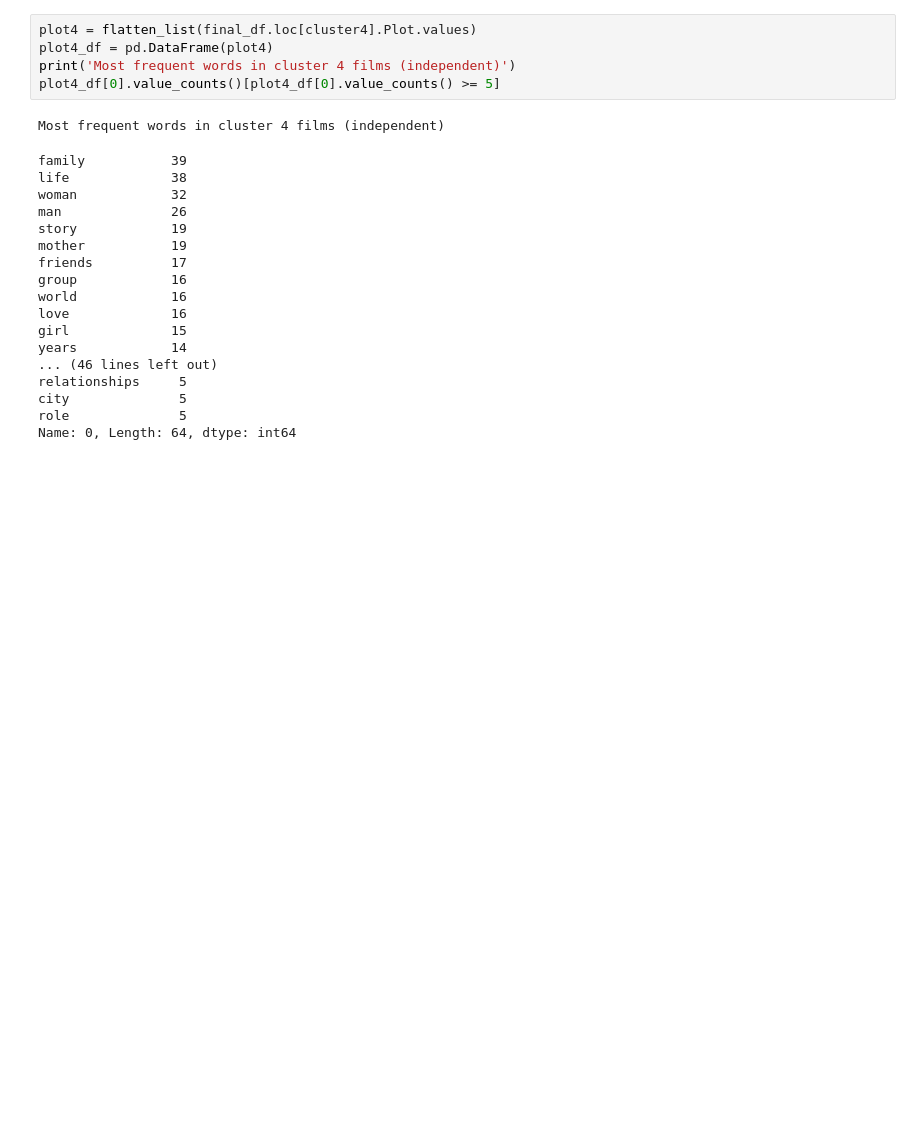
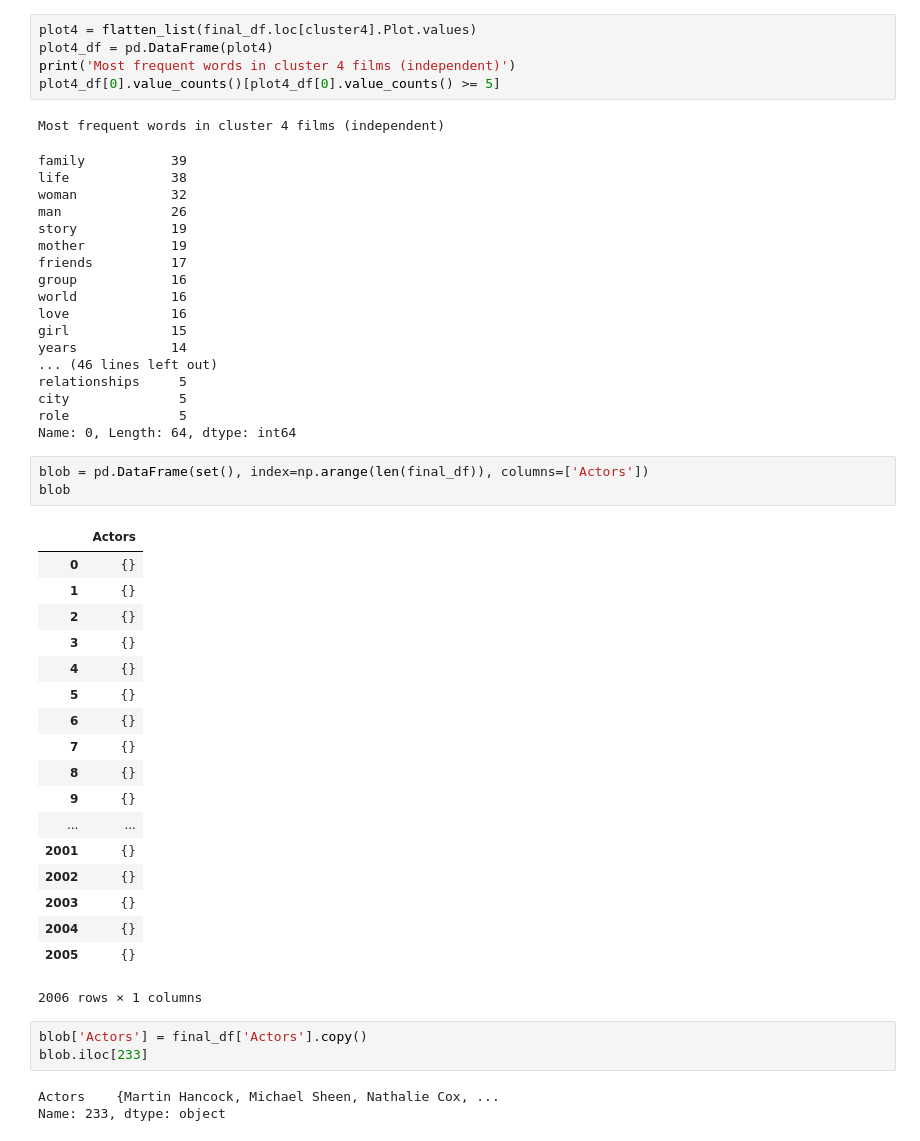
Before and after one commit to illorens/Project_NTDS, a Jupyter notebook: Analysis_graph.ipynb, the cells around one changed output. Cells and saved outputs as stored; diff of their text form; blank space fills up the shorter version.

```diff
--- a/Analysis_graph.ipynb
+++ b/Analysis_graph.ipynb
@@ -1330,3 +1330,31 @@ relationships     5
 city              5
 role              5
 Name: 0, Length: 64, dtype: int64
+# %%
+blob = pd.DataFrame(set(), index=np.arange(len(final_df)), columns=['Actors'])
+blob
+# %% [output]
+|  | Actors |
+| 0 | {} |
+| 1 | {} |
+| 2 | {} |
+| 3 | {} |
+| 4 | {} |
+| 5 | {} |
+| 6 | {} |
+| 7 | {} |
+| 8 | {} |
+| 9 | {} |
+| ... | ... |
+| 2001 | {} |
+| 2002 | {} |
+| 2003 | {} |
+| 2004 | {} |
+| 2005 | {} |
+2006 rows × 1 columns
+# %%
+blob['Actors'] = final_df['Actors'].copy()
+blob.iloc[233]
+# %% [output]
+Actors    {Martin Hancock, Michael Sheen, Nathalie Cox, ...
+Name: 233, dtype: object
```
Also changed, not shown: parts of 1 cell of this notebook.
